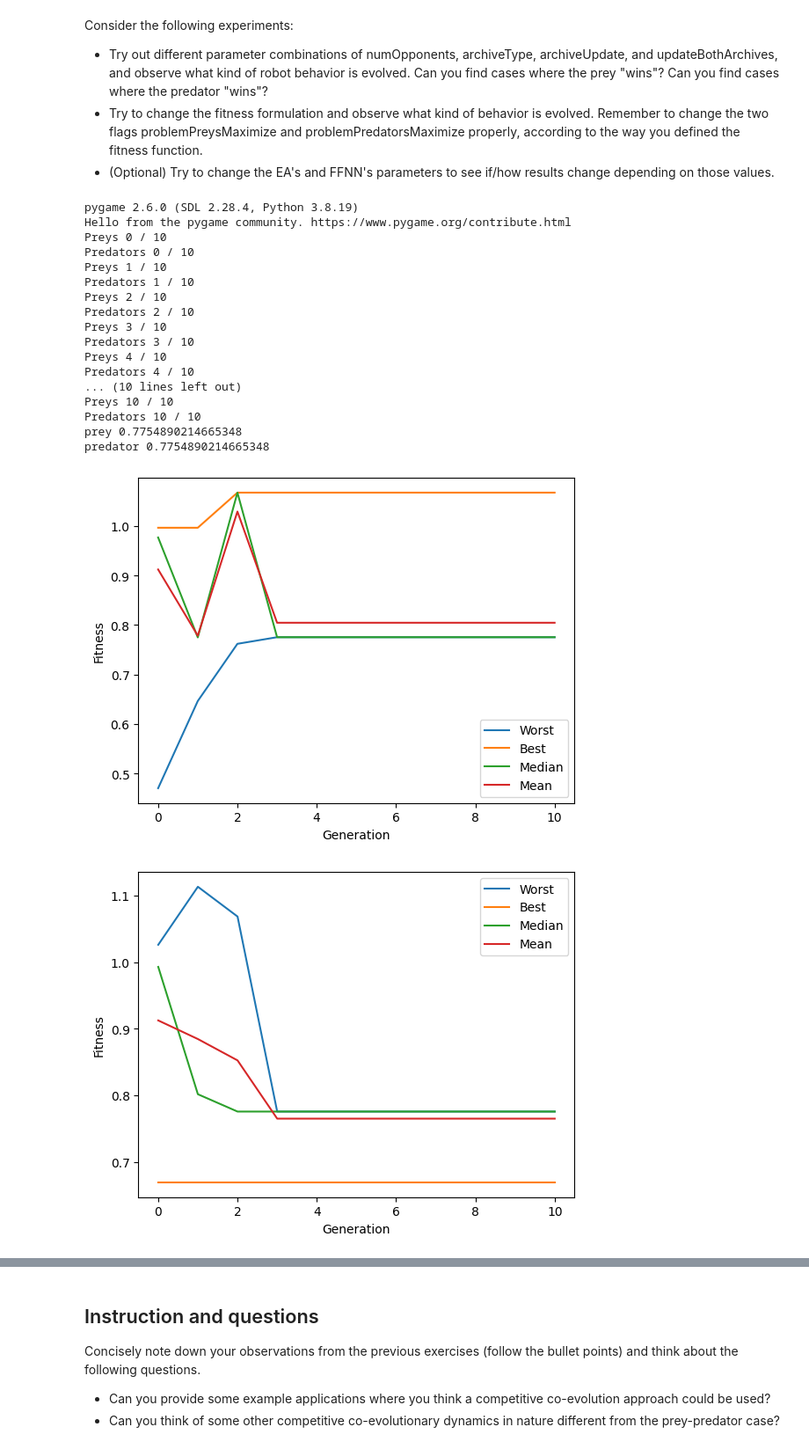
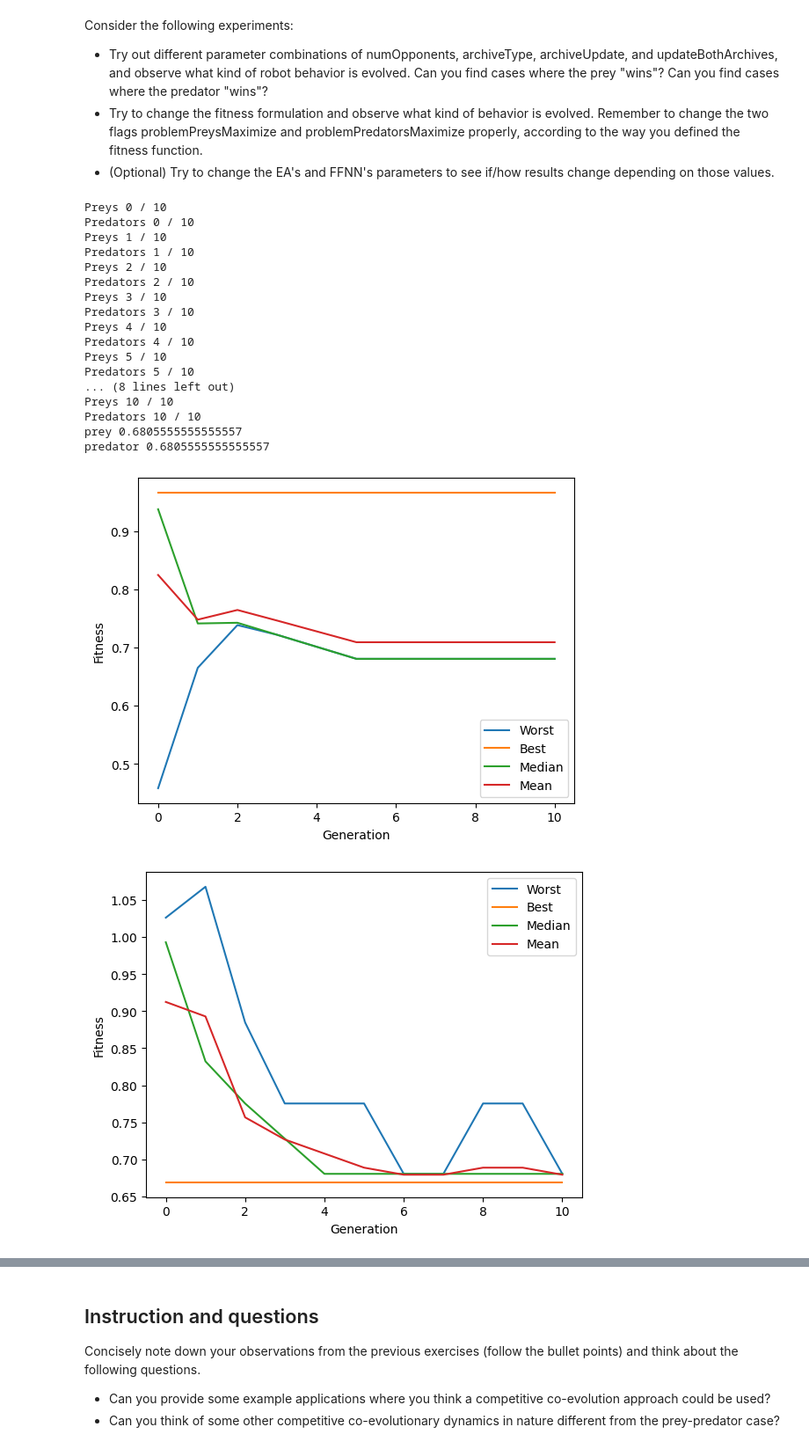
Before and after one commit to wamuumu/bio-labs, a Jupyter notebook: Lab10/lab_10.ipynb, the cells around one changed output, grey strips where cells are left out. Shown at 88% size. Cells and saved outputs as stored; diff of their text form; code cells hidden in the pictures.

```diff
--- a/Lab10/lab_10.ipynb
+++ b/Lab10/lab_10.ipynb
@@ -77,10 +77,10 @@ config = {"sensors": True,
           "numCrossoverPoints": 1, # number of crossover points used (default 1)
           "numElites": 1,          # no. of elites (i.e. best individuals that are kept in the population # parameters for competitive coevolution
           "selectionSize": 10,     # selection size (i.e. how many individuals are selected for reproduction)
-          "numOpponents": 1,       # number of opponents against which each robot competes at each generation
+          "numOpponents": 3,       # number of opponents against which each robot competes at each generation
           "archiveType": "GENERATION",  # possible types: {GENERATION,HALLOFFAME,BEST}
           "archiveUpdate": "AVERAGE",   # possible types: {WORST,AVERAGE}
-          "updateBothArchives": True,   # True is each generation should update both archives, False otherwise
+          "updateBothArchives": False,   # True is each generation should update both archives, False otherwise
           "display" : True,
           "showArchives" : False
           }
@@ -94,10 +94,12 @@ config["selectionSize"] = config['popSize']
 # 3. Best competition: the archive is filled with the best n (e.g. n=5) individuals from *all* previous generations
 
 def fitness_eval_prey(finalDistanceToTarget, avgDistanceToTarget, minDistanceToTarget, maxDistanceToTarget, timeToContact):
+    #Maximize: fitness = minDistanceToTarget + timeToContact
     fitness = finalDistanceToTarget
     return fitness
 
 def fitness_eval_predator(finalDistanceToTarget, avgDistanceToTarget, minDistanceToTarget, maxDistanceToTarget, timeToContact):
+    #Minimize: fitness = finalDistanceToTarget + timeToContact
     fitness = finalDistanceToTarget
     return fitness
 
@@ -201,40 +203,40 @@ if config["display"]:
     # yscale("log")
     xlabel("Generation")
     ylabel("Fitness")
     legend()
 
     figure("Predators")
     plot(statsPredators[2], label="Worst")
     plot(statsPredators[3], label="Best")
     plot(statsPredators[4], label="Median")
     plot(statsPredators[5], label="Mean")
     # yscale("log")
     xlabel("Generation")
     ylabel("Fitness")
     legend()
     show()
     with open("results/bests.pkl", "wb") as f:
         pickle.dump([(bestPrey, bestPredator), config], f)
 # %% [output]
-pygame 2.6.0 (SDL 2.28.4, Python 3.8.19)
-Hello from the pygame community. https://www.pygame.org/contribute.html
 Preys 0 / 10
 Predators 0 / 10
 Preys 1 / 10
 Predators 1 / 10
 Preys 2 / 10
 Predators 2 / 10
 Preys 3 / 10
 Predators 3 / 10
 Preys 4 / 10
 Predators 4 / 10
-... (10 lines left out)
+Preys 5 / 10
+Predators 5 / 10
+... (8 lines left out)
 Preys 10 / 10
 Predators 10 / 10
-prey 0.7754890214665348
-predator 0.7754890214665348
+prey 0.6805555555555557
+predator 0.6805555555555557
-[figure, old version]
+[figure, new version]
-[figure, old version]
+[figure, new version]
 # %%
 import os
 # NOTE: check that you are calling the correct version of python here!
```
Also changed, not shown: parts of 1 cell of this notebook, 6 other files.
